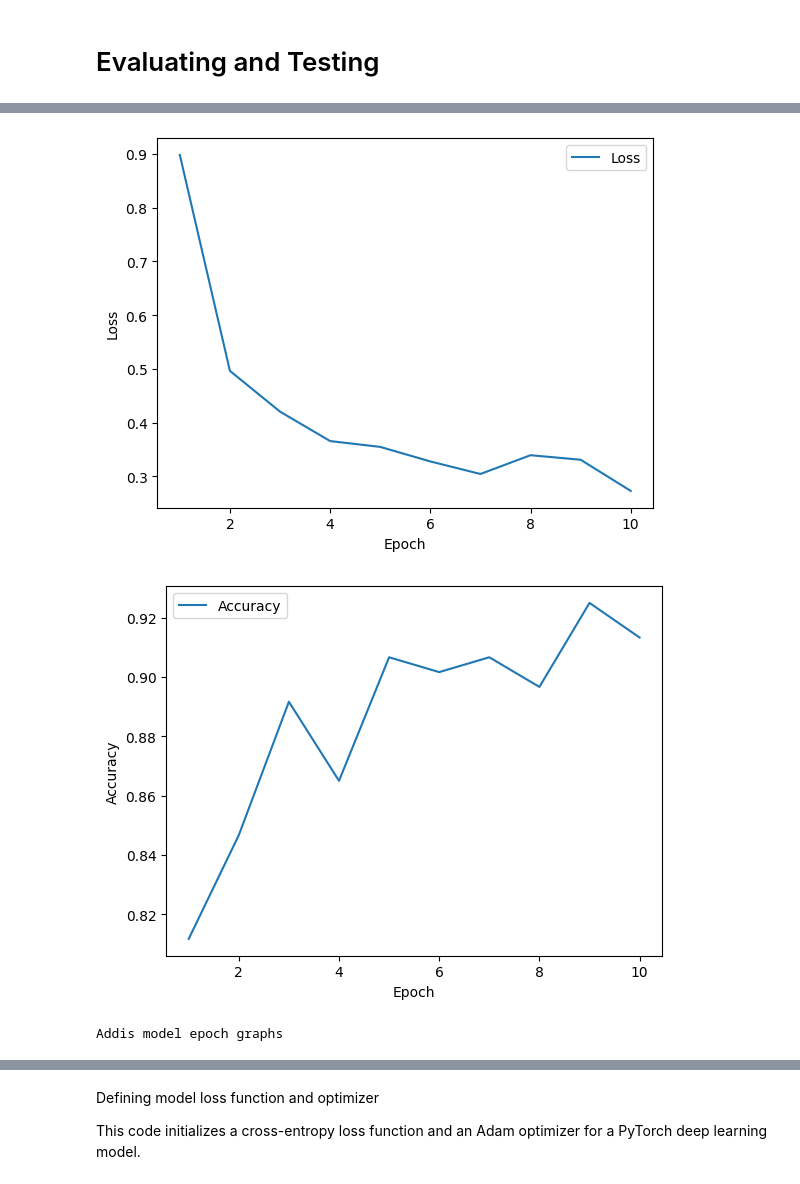
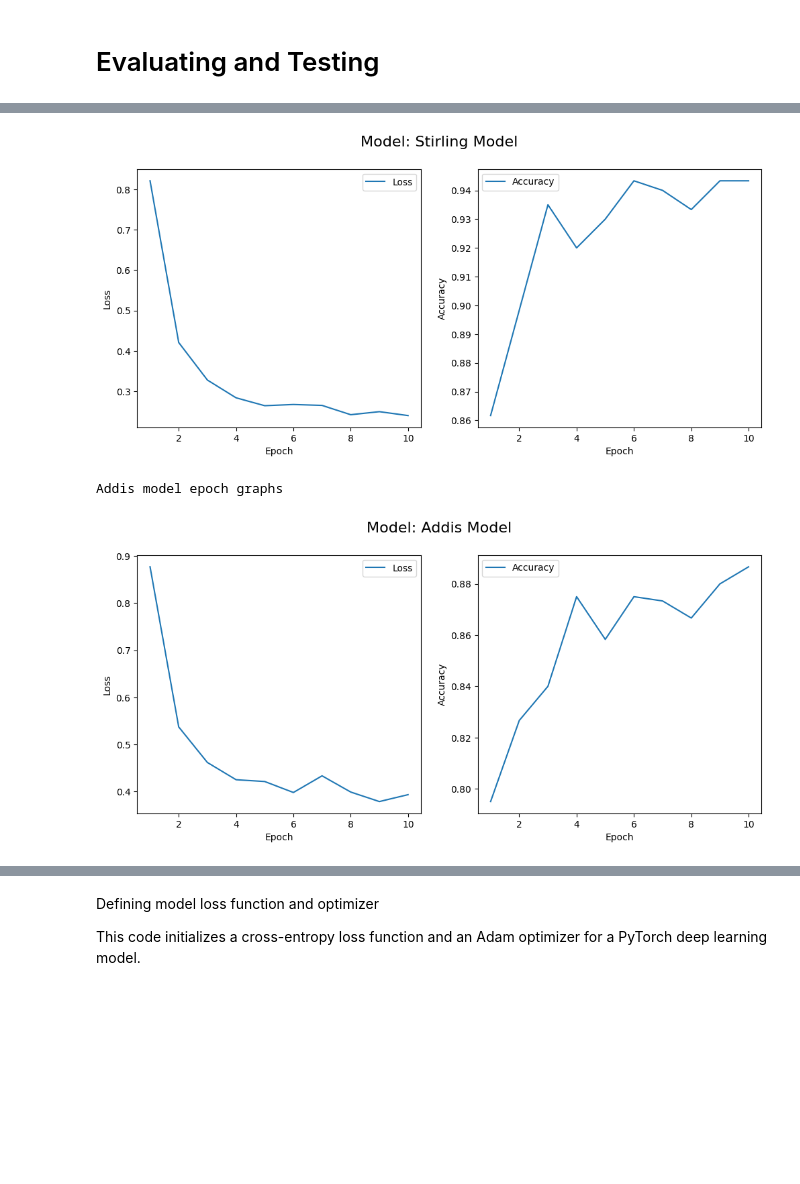
Before and after one commit to workingbetter/deep-learning-Image-classification-by-Michael-Bogale, a Jupyter notebook: ITNPAI1_3071806.ipynb, the cells around one changed output, grey strips where cells are left out. Drawn from its saved outputs; the diff is of its cells as text; code cells hidden in the pictures; blank space fills up the shorter version.

```diff
--- a/ITNPAI1_3071806.ipynb
+++ b/ITNPAI1_3071806.ipynb
@@ -399,23 +423,25 @@ def evaluate_model(model, train_dataloader, test_dataloader, device, num_epochs=
 
     return test_accuracy, f1, auc, train_losses, train_accuracies
 
+
 # Function to plot epoch graphs
-def plot_epoch_graphs(losses, accuracies):
+def plot_epoch_graphs(losses, accuracies, model_name):
     epochs = len(losses)
 
-    plt.figure()
-    plt.plot(range(1, epochs + 1), losses, label='Loss')
-    plt.xlabel('Epoch')
-    plt.ylabel('Loss')
-    plt.legend()
+    fig, (ax1, ax2) = plt.subplots(1, 2, figsize=(12, 5))
+    fig.suptitle(f'Model: {model_name}', fontsize=16)
+
+    ax1.plot(range(1, epochs + 1), losses, label='Loss')
+    ax1.set_xlabel('Epoch')
+    ax1.set_ylabel('Loss')
+    ax1.legend()
+
+    ax2.plot(range(1, epochs + 1), accuracies, label='Accuracy')
+    ax2.set_xlabel('Epoch')
+    ax2.set_ylabel('Accuracy')
+    ax2.legend()
+
     plt.show()
-
-    plt.figure()
-    plt.plot(range(1, epochs + 1), accuracies, label='Accuracy')
-    plt.xlabel('Epoch')
-    plt.ylabel('Accuracy')
-    plt.legend()
-    plt.show()
 # %%
 # # Function to train the model
 # def train_model(model, dataloader, criterion, optimizer, device):
@@ -601,10 +627,10 @@ print(f"Accuracy: {accuracy_addis_stir:.4f}, F1-score: {f1_addis_stir:.4f}, AUC:
 
 # Plot the epoch graphs for Stirling model
 print("Stirling model epoch graphs")
-plot_epoch_graphs(train_losses_stir, train_accuracies_stir)
+plot_epoch_graphs(train_losses_stir, train_accuracies_stir, 'Stirling')
 
 # Plot the epoch graphs for Addis model
 print("Addis model epoch graphs")
-plot_epoch_graphs(train_losses_addis, train_accuracies_addis)
+plot_epoch_graphs(train_losses_addis, train_accuracies_addis, 'Addis')
 # %% [output]
 Evaluating Stirling model on Stirling dataset
@@ -625,5 +651,5 @@ Accuracy: 0.4933, F1-score: 0.4526, AUC: 0.6253
 
 Stirling model epoch graphs
-[figure, old version]
+[figure, new version]
+Addis model epoch graphs
-[figure, old version]
+[figure, new version]
-Addis model epoch graphs
```
Also changed, not shown: parts of 7 cells of this notebook.
